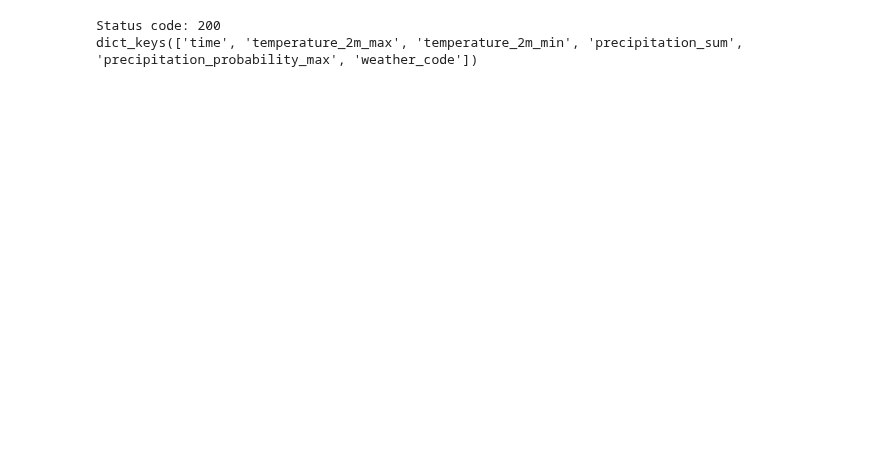
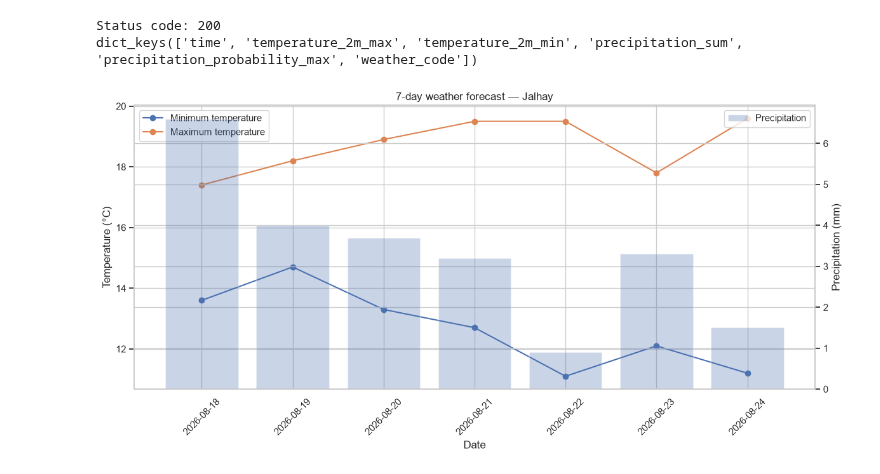
Before and after one commit to Mircea11/BF_IntegIA_2026, a Jupyter notebook: Specialist_IA/Semain 17-08-26/request-exersize.ipynb, the cells around one changed output. Drawn from its saved outputs; the diff is of its cells as text; code cells hidden in the pictures; blank space fills up the shorter version.

```diff
--- a/Specialist_IA/Semain 17-08-26/request-exersize.ipynb
+++ b/Specialist_IA/Semain 17-08-26/request-exersize.ipynb
@@ -780,3 +780,88 @@ print(test_weather_data["daily"].keys())
 # %% [output]
 Status code: 200
 dict_keys(['time', 'temperature_2m_max', 'temperature_2m_min', 'precipitation_sum', 'precipitation_probability_max', 'weather_code'])
+# %%
+# This function creates a complete 7-day weather chart
+# for one commune.
+#
+# It receives:
+# - commune: the commune name
+# - data_commune: the 7 rows belonging to this commune
+
+def plot_weather(commune, data_commune):
+
+    # Always put the dates in chronological order.
+    data_commune = data_commune.sort_values("date")
+
+    # Create the main figure.
+    # ax1 will contain temperatures.
+    fig, ax1 = plt.subplots(figsize=(12, 6))
+
+
+    # Minimum temperature line.
+    ax1.plot(
+        data_commune["date"],
+        data_commune["temp_min"],
+        marker="o",
+        label="Minimum temperature"
+    )
+
+
+    # Maximum temperature line.
+    ax1.plot(
+        data_commune["date"],
+        data_commune["temp_max"],
+        marker="o",
+        label="Maximum temperature"
+    )
+
+
+    # Main axis labels.
+    ax1.set_xlabel("Date")
+    ax1.set_ylabel("Temperature (°C)")
+
+
+    # Create a second Y-axis for precipitation.
+    ax2 = ax1.twinx()
+
+
+    # Daily precipitation bars.
+    ax2.bar(
+        data_commune["date"],
+        data_commune["precipitation_mm"],
+        alpha=0.3,
+        label="Precipitation"
+    )
+
+
+    # Second axis label.
+    ax2.set_ylabel("Precipitation (mm)")
+
+
+    # Chart title.
+    ax1.set_title(
+        f"7-day weather forecast — {commune}"
+    )
+
+
+    # Legends.
+    ax1.legend(loc="upper left")
+    ax2.legend(loc="upper right")
+
+
+    # Rotate dates.
+    ax1.tick_params(
+        axis="x",
+        rotation=45
+    )
+
+
+    plt.tight_layout()
+    plt.show()
+
+plot_weather(selected_commune, df_commune)
+
+for commune, data_commune in df_weather.groupby("commune"):
+        plot_weather(commune, data_commune)
+# %% [output]
+[figure, added]
```
Also changed, not shown: parts of 4 cells of this notebook, 4 other files.
